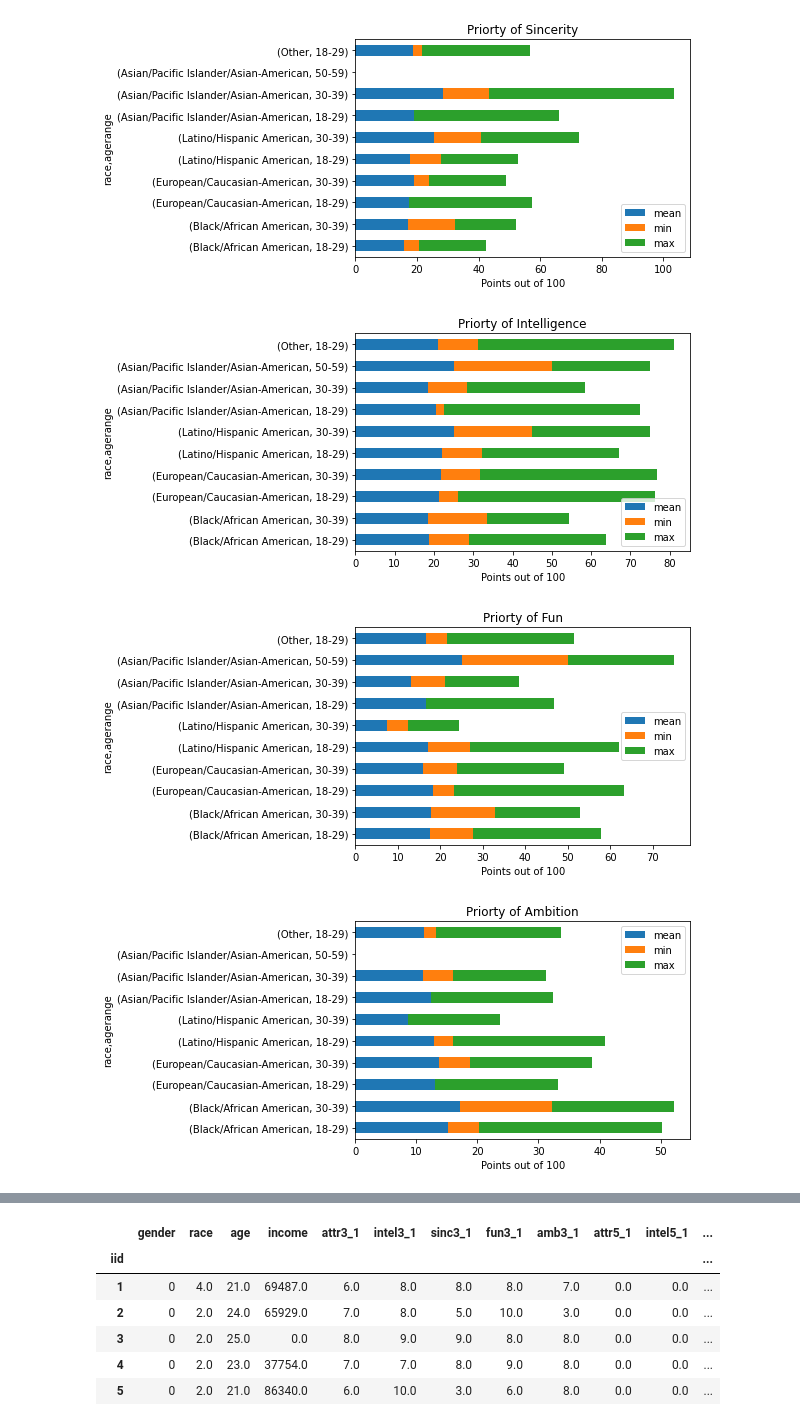
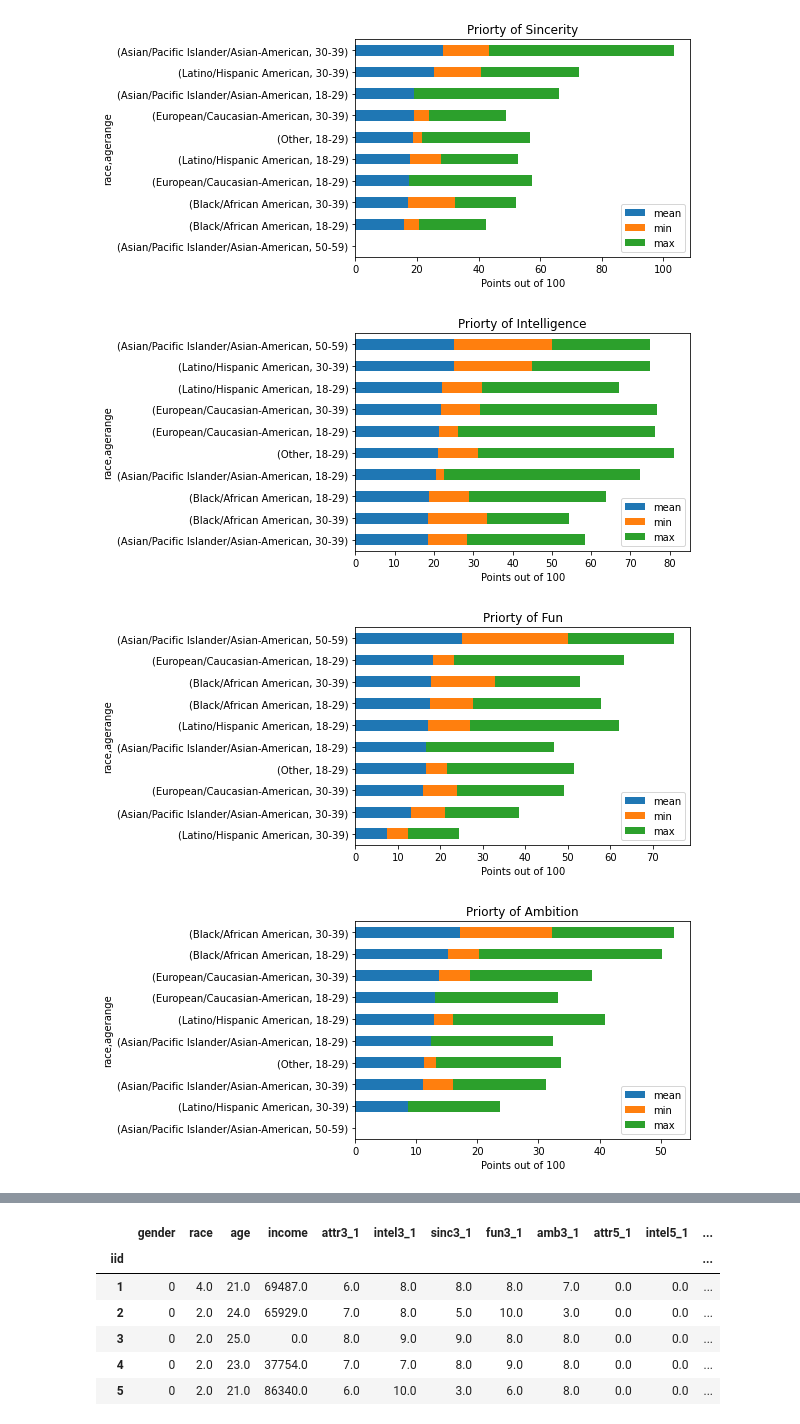
Before and after one commit to okwan91/Speed_dating, a Jupyter notebook: Notebooks/Graphs.ipynb, the cells around one changed output, grey strips where cells are left out. Saved outputs shown, nothing was run; the diff lists cells and outputs as text; code cells hidden in the pictures.

```diff
--- a/Notebooks/Graphs.ipynb
+++ b/Notebooks/Graphs.ipynb
@@ -51,9 +56,16 @@ a_e_f
 # %%
-a_e_f.plot(kind = 'barh', y = "attr1_1", stacked = True, title = "Priorty of Attractiveness").set_xlabel('Points out of 100')
-a_e_f.plot(kind = 'barh', y = "sinc1_1", stacked = True, title = "Priorty of Sincerity").set_xlabel('Points out of 100')
-a_e_f.plot(kind = 'barh', y = "intel1_1", stacked = True, title = "Priorty of Intelligence").set_xlabel('Points out of 100')
-a_e_f.plot(kind = 'barh', y = "fun1_1", stacked = True, title = "Priorty of Fun").set_xlabel('Points out of 100')
-a_e_f.plot(kind = 'barh', y = "amb1_1", stacked = True, title = "Priorty of Ambition").set_xlabel('Points out of 100')
-a_e_f.plot(kind = 'barh', y = "shar1_1", stacked = True, title = "Priorty of Shared Interests").set_xlabel('Points out of 100')
+a_e_f.sort_values([('attr1_1','mean')], ascending = True).plot(kind = 'barh', y = "attr1_1", stacked = True, title = "Priorty of Attractiveness").set_xlabel('Points out of 100')
+#plt.savefig('f_attr1_1.png')
+a_e_f.sort_values([('sinc1_1','mean')], ascending = True).plot(kind = 'barh', y = "sinc1_1", stacked = True, title = "Priorty of Sincerity").set_xlabel('Points out of 100')
+#plt.savefig('f_sinc1_1.png')
+a_e_f.sort_values([('intel1_1','mean')], ascending = True).plot(kind = 'barh', y = "intel1_1", stacked = True, title = "Priorty of Intelligence").set_xlabel('Points out of 100')
+#plt.savefig('f_intel1_1.png')
+a_e_f.sort_values([('fun1_1','mean')], ascending = True).plot(kind = 'barh', y = "fun1_1", stacked = True, title = "Priorty of Fun").set_xlabel('Points out of 100')
+#plt.savefig('f_fun1_1.png')
+a_e_f.sort_values([('amb1_1','mean')], ascending = True).plot(kind = 'barh', y = "amb1_1", stacked = True, title = "Priorty of Ambition").set_xlabel('Points out of 100')
+#plt.savefig('f_amb1_1.png')
+a_e_f.sort_values([('shar1_1','mean')], ascending = True).plot(kind = 'barh', y = "shar1_1", stacked = True, title = "Priorty of Shared Interests").set_xlabel('Points out of 100')
+
+# plt.savefig('a_e_fshar1_1.png')
 # %% [output]
 Text(0.5, 0, 'Points out of 100')
@@ -61,4 +73,4 @@ Text(0.5, 0, 'Points out of 100')
-[figure, old version]
+[figure, new version]
-[figure, old version]
+[figure, new version]
-[figure, old version]
+[figure, new version]
-[figure, old version]
+[figure, new version]
```
Also changed, not shown: parts of 15 cells of this notebook, 10 other files.
